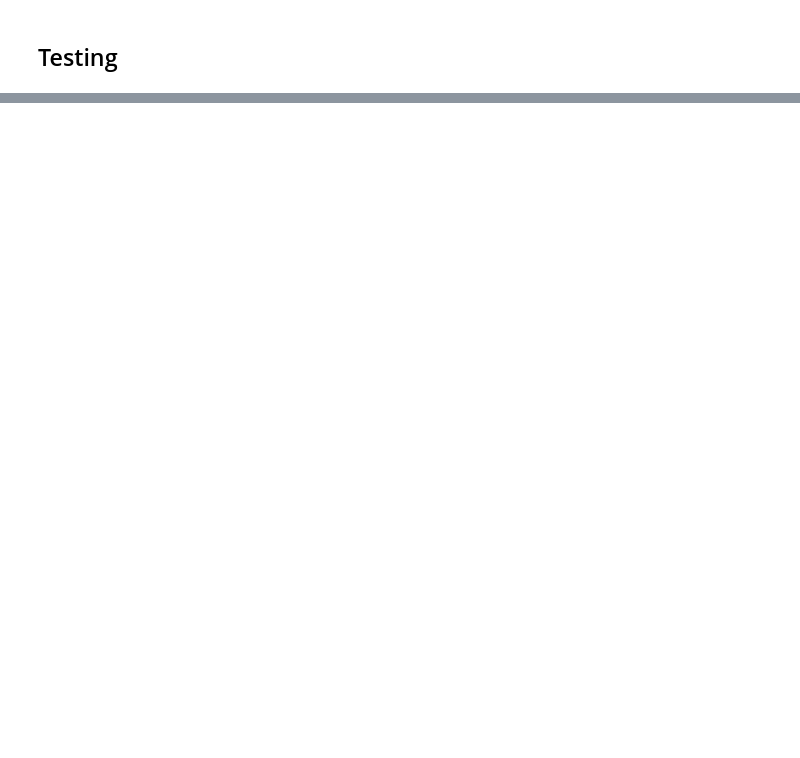
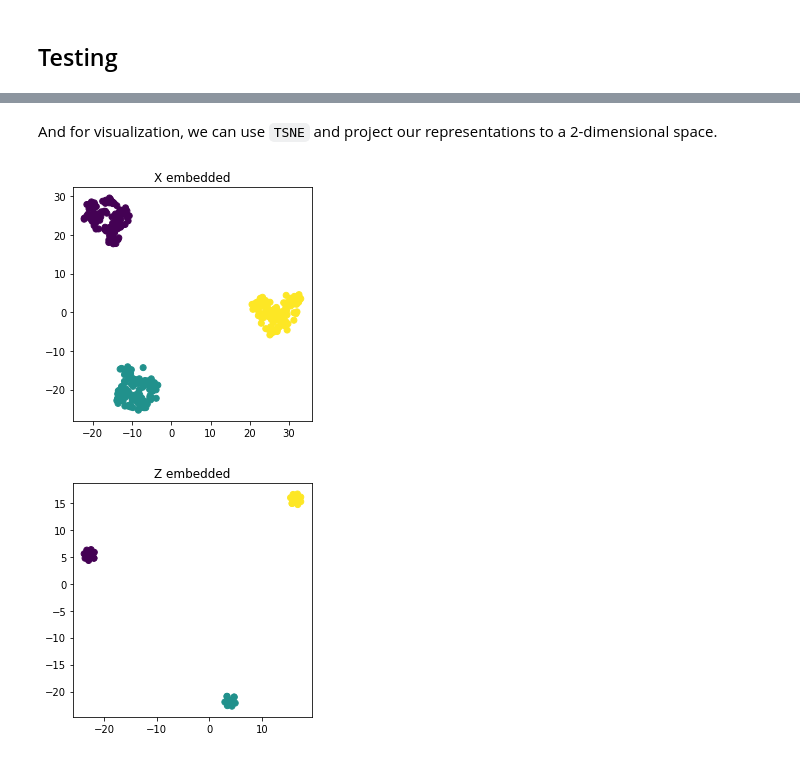
Before and after one commit to ryanchankh/redunet_demo, a Jupyter notebook: examples/gaussian3d.ipynb, the cells around one changed output, grey strips where cells are left out. Cells and saved outputs as stored; diff of their text form; code cells hidden in the pictures; blank space fills up the shorter version.

```diff
--- a/examples/gaussian3d.ipynb
+++ b/examples/gaussian3d.ipynb
@@ -78,0 +90,15 @@ ModuleNotFoundError: No module named 'redunet'
+# %%
+net = ReduNetVector(num_classes, data_dim, lift_dim=5, num_layers=num_layers, eta=eta, eps=eps)
+Z_train = net.init(X_train, y_train)
+# %% [markdown]
+And for visualization, we can use `TSNE` and project our representations to a 2-dimensional space.
+# %%
+from sklearn.manifold import TSNE
+X_embedded = TSNE(n_components=2).fit_transform(X_train)
+Z_embedded = TSNE(n_components=2).fit_transform(Z_train)
+# %%
+ue.plot_2d(X_embedded, y_train, 'X embedded')
+ue.plot_2d(Z_embedded, y_train, 'Z embedded')
+# %% [output]
+[figure, added]
+[figure, added]
```
Also changed, not shown: parts of 7 cells of this notebook, 3 other files.
